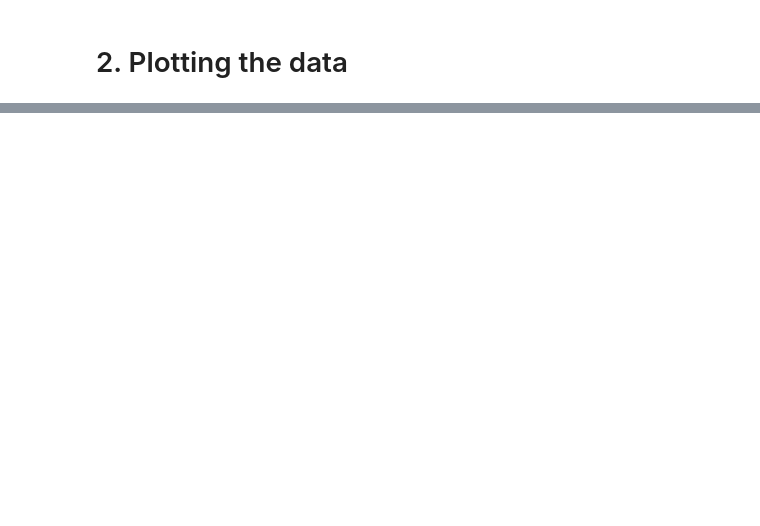
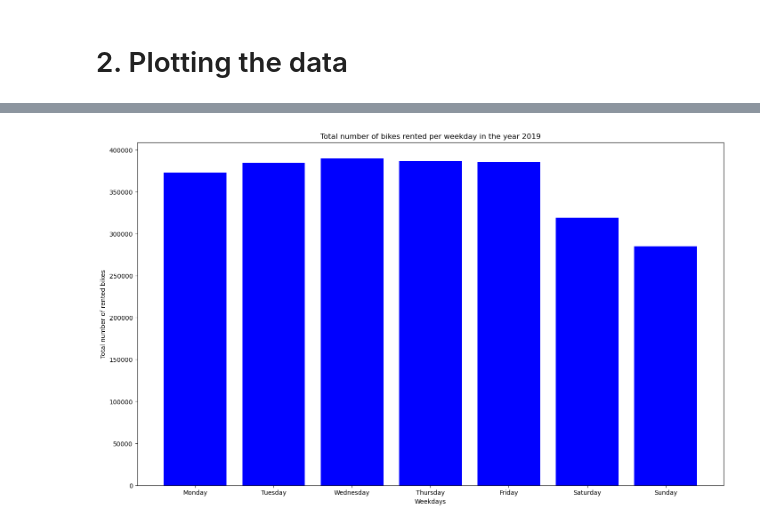
Before and after one commit to JuliusScheuerer/AA_Team_12_Assignment, a Jupyter notebook: AA_Team_12_Code.ipynb, the cells around one changed output, grey strips where cells are left out. Drawn from its saved outputs; the diff is of its cells as text; code cells hidden in the pictures; blank space fills up the shorter version.

```diff
--- a/AA_Team_12_Code.ipynb
+++ b/AA_Team_12_Code.ipynb
@@ -632,0 +657,18 @@ trip_data_website.head(1)
+# %%
+#Fleet usage during a week (How many bikes were rented per day during the week on average over the whole year 2019?)
+
+weeks = trip_data_website['start_time'].dt.day_name()
+flusage_week = weeks.groupby(weeks).size().reset_index(name='counts')
+flusage_week = flusage_week.reindex([1,5,6,4,0,2,3])
+fig = plt.figure(figsize=(17,10))
+
+bins = ["Monday", "Tuesday", "Wednesday", "Thursday", "Friday", "Saturday", "Sunday"]
+
+plt.title('Total number of bikes rented per weekday in the year 2019')
+plt.xlabel('Weekdays')
+plt.ylabel('Total number of rented bikes')
+plt.bar(flusage_week['start_time'], flusage_week['counts'], color='b', tick_label=bins)
+
+plt.show()
+# %% [output]
+[figure, added]
```
Also changed, not shown: parts of 12 cells of this notebook.
